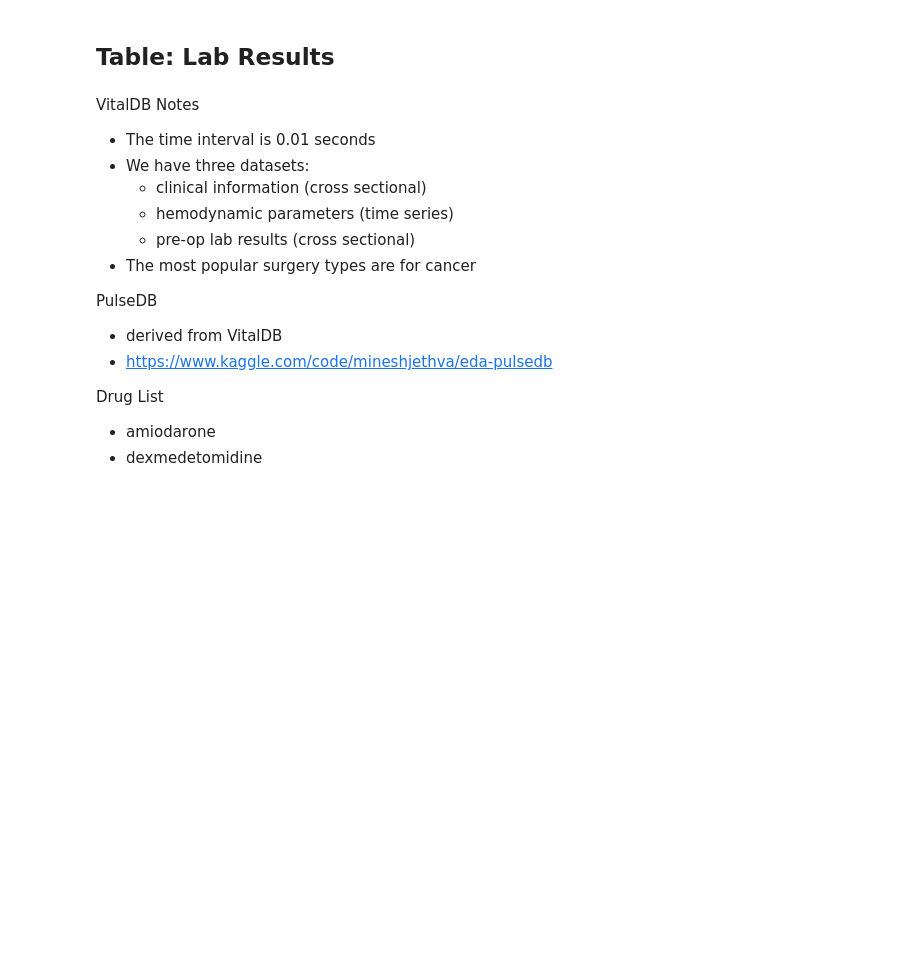
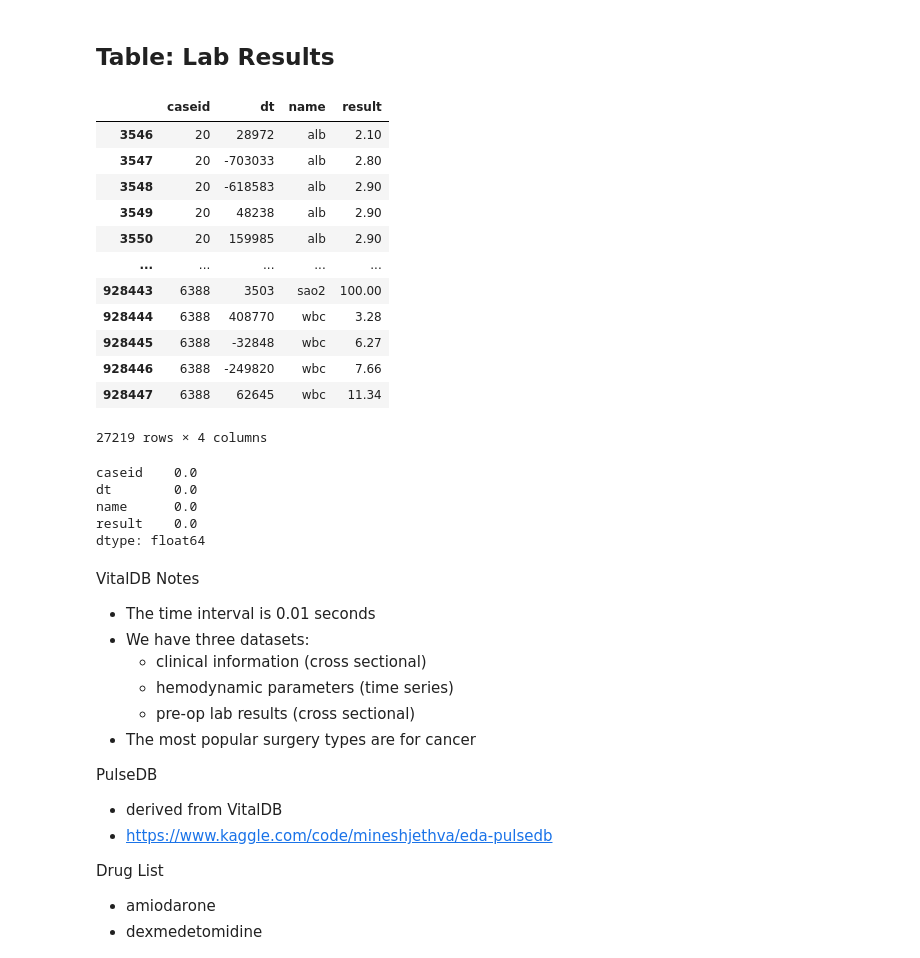
Before and after one commit to kayleeisokay/ac215-project, a Jupyter notebook: EDA_notebooks/vitaldb.ipynb, the cells around one changed output. Drawn from its saved outputs; the diff is of its cells as text; code cells hidden in the pictures; blank space fills up the shorter version.

```diff
--- a/EDA_notebooks/vitaldb.ipynb
+++ b/EDA_notebooks/vitaldb.ipynb
@@ -188,6 +202,30 @@ labs_df = pd.read_csv(StringIO(csv_text))
 # print(cases_df.loc[cases_df['caseid'] == 1, ['age', 'sex', 'opname']])
 # %%
 lab_subset = labs_df[labs_df["caseid"].isin(cases)]
+# %%
+lab_subset
+# %% [output]
+|  | caseid | dt | name | result |
+| 3546 | 20 | 28972 | alb | 2.10 |
+| 3547 | 20 | -703033 | alb | 2.80 |
+| 3548 | 20 | -618583 | alb | 2.90 |
+| 3549 | 20 | 48238 | alb | 2.90 |
+| 3550 | 20 | 159985 | alb | 2.90 |
+| ... | ... | ... | ... | ... |
+| 928443 | 6388 | 3503 | sao2 | 100.00 |
+| 928444 | 6388 | 408770 | wbc | 3.28 |
+| 928445 | 6388 | -32848 | wbc | 6.27 |
+| 928446 | 6388 | -249820 | wbc | 7.66 |
+| 928447 | 6388 | 62645 | wbc | 11.34 |
+27219 rows × 4 columns
+# %%
+lab_subset.isna().sum() / len(lab_subset) * 100
+# %% [output]
+caseid    0.0
+dt        0.0
+name      0.0
+result    0.0
+dtype: float64
 # %%
 # lab_subset.to_csv("lab_table.csv", index=False)
 lab_subset.to_parquet("./tables/lab_table.parquet", index=False)
```
Also changed, not shown: parts of 5 cells of this notebook, 10 other files.
